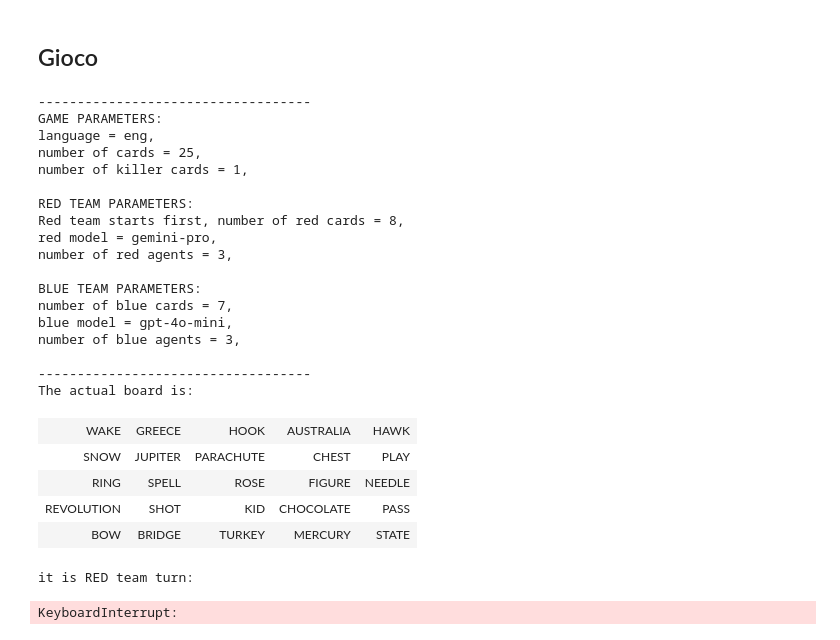
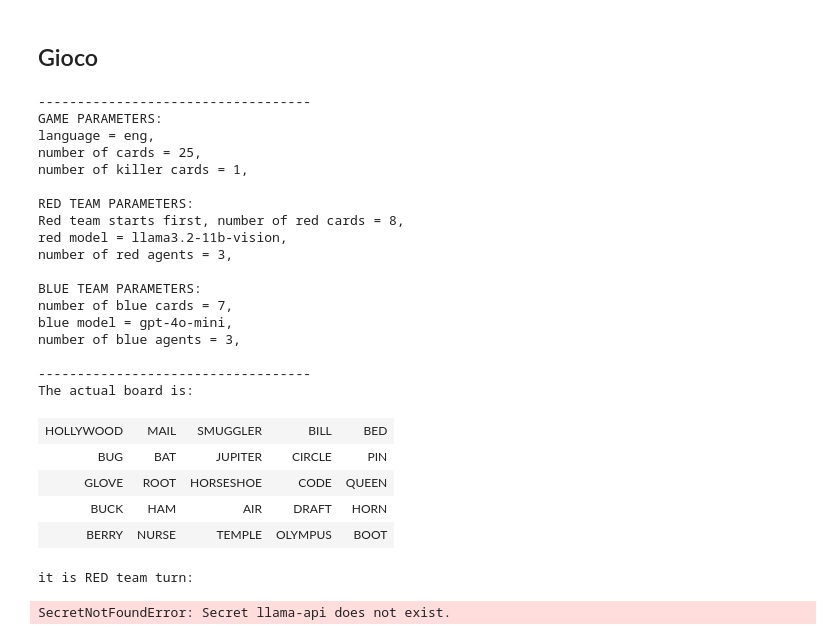
Before and after one commit to mich1803/Codenames-LLM, a Jupyter notebook: notebooks/ScratchNotebook_Showdown.ipynb, the cells around one changed output. Drawn from its saved outputs; the diff is of its cells as text; code cells hidden in the pictures.

````diff
--- a/notebooks/ScratchNotebook_Showdown.ipynb
+++ b/notebooks/ScratchNotebook_Showdown.ipynb
@@ -353,7 +354,7 @@ def call_api(system_prompt, prompt, model, json_mode):
       return message.content[0].text
 
 
-  elif model in ("llama3.2-1b"):
+  elif model in ("llama3.2-1b", "llama3.2-11b-vision"):
     API_key = userdata.get('llama-api')
     client = OpenAI(api_key=API_key, base_url="https://api.llama-api.com")
 
@@ -393,22 +394,26 @@ def call_api(system_prompt, prompt, model, json_mode):
       return data
 
 
-  elif model in ("gemini-1.5-flash"):
-    GOOGLE_API_KEY=userdata.get('gemini')
+  elif model in ("gemini-1.5-flash-latest"):
+    GOOGLE_API_KEY=userdata.get('GOOGLE_API_KEY')
     genai.configure(api_key=GOOGLE_API_KEY)
     genmodel = genai.GenerativeModel(model)
     if json_mode:
-      answer = genmodel.generate_content(system_prompt + "This response is going to be read as a python ast literal, format the text as it is. don't start new paragraph etc." + prompt).text
-      answer = answer.removeprefix('```json')
-      answer = answer.removeprefix('```python')
-      answer = answer.removesuffix('```')
-      try:
-        data = ast.literal_eval(answer)
-      except (SyntaxError, ValueError) as e:
-        # Catch specific errors and provide more context in the error message
-        print(f"Error parsing API response: {e}")
-        print(f"Response content: {answer}")
-        raise ValueError("Format error: The API response is not a valid Python literal.") from e  # Chain exceptions for better debugging
+      while True:
+        time.sleep(4)
+        answer = genmodel.generate_content(system_prompt + "This response is going to be read as a python ast literal, format the text as it is. don't start new paragraph etc." + prompt).text
+        answer = answer.removeprefix('```json')
+        answer = answer.removeprefix('```python')
+        answer = answer[:-1]
+        for u in range(3):
+          answer = answer.removesuffix('`')
+        try:
+          data = ast.literal_eval(answer)
+          break
+
+        except:
+          pass
+
       return data
     else:
       answer = genmodel.generate_content(system_prompt + prompt).text
@@ -416,11 +421,6 @@ def call_api(system_prompt, prompt, model, json_mode):
 
   else:
     raise Exception("ERROR: wrong model name")
-# %%
-genai.configure(api_key=userdata.get('gemini'))
-model = genai.GenerativeModel("gemini-1.5-flash")
-response = model.generate_content("Explain how AI works")
-print(response.text)
 # %% [markdown]
 ## Unify agents
 # %%
@@ -780,30 +780,30 @@ def play_game(lang = "eng", n_cards = 25, coloured_cards = 7, k_cards = 1, verbo
       history.append(result["spyh"])
       history += result["teamh"]
 # %%
-play_game(red_model = "gemini-pro", verbose = True, masterverbose = True)
+play_game(red_model = "llama3.2-11b-vision", verbose = True, masterverbose = True)
 # %% [output]
 -----------------------------------
 GAME PARAMETERS:
 language = eng,
 number of cards = 25,
 number of killer cards = 1,
 
 RED TEAM PARAMETERS:
 Red team starts first, number of red cards = 8,
-red model = gemini-pro,
+red model = llama3.2-11b-vision,
 number of red agents = 3,
 
 BLUE TEAM PARAMETERS:
 number of blue cards = 7,
 blue model = gpt-4o-mini,
 number of blue agents = 3,
 
 -----------------------------------
 The actual board is:
-| WAKE | GREECE | HOOK | AUSTRALIA | HAWK |
-| SNOW | JUPITER | PARACHUTE | CHEST | PLAY |
-| RING | SPELL | ROSE | FIGURE | NEEDLE |
-| REVOLUTION | SHOT | KID | CHOCOLATE | PASS |
-| BOW | BRIDGE | TURKEY | MERCURY | STATE |
+| HOLLYWOOD | MAIL | SMUGGLER | BILL | BED |
+| BUG | BAT | JUPITER | CIRCLE | PIN |
+| GLOVE | ROOT | HORSESHOE | CODE | QUEEN |
+| BUCK | HAM | AIR | DRAFT | HORN |
+| BERRY | NURSE | TEMPLE | OLYMPUS | BOOT |
 it is RED team turn:
-KeyboardInterrupt:
+SecretNotFoundError: Secret llama-api does not exist.
````
Also changed, not shown: parts of 2 cells of this notebook.
